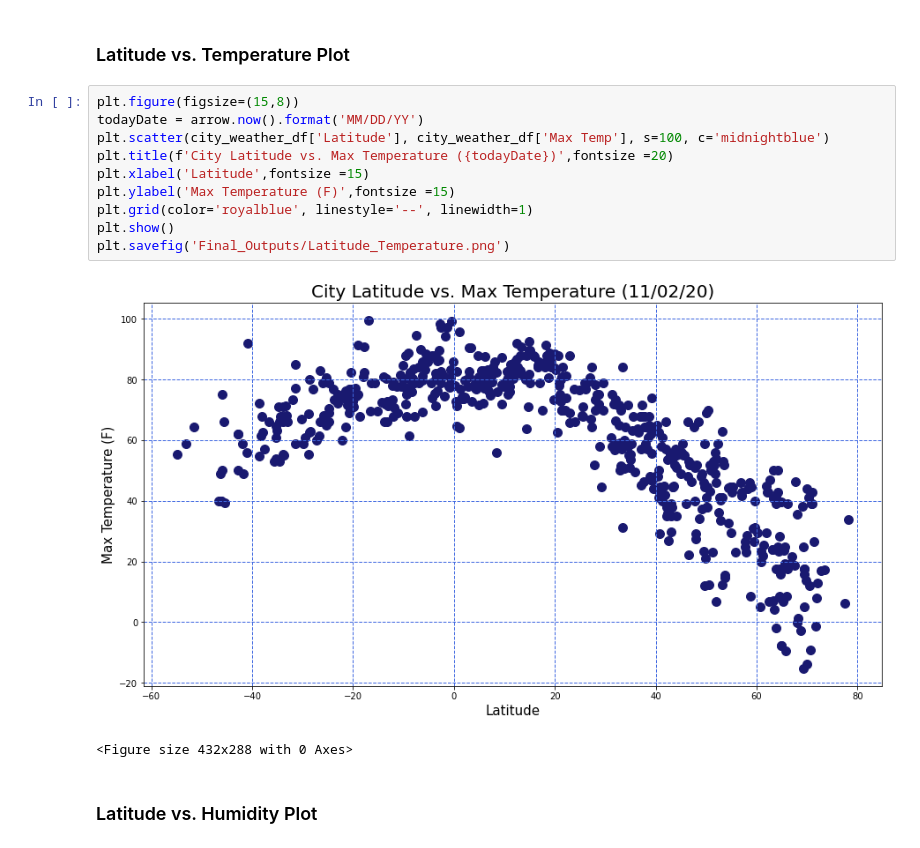
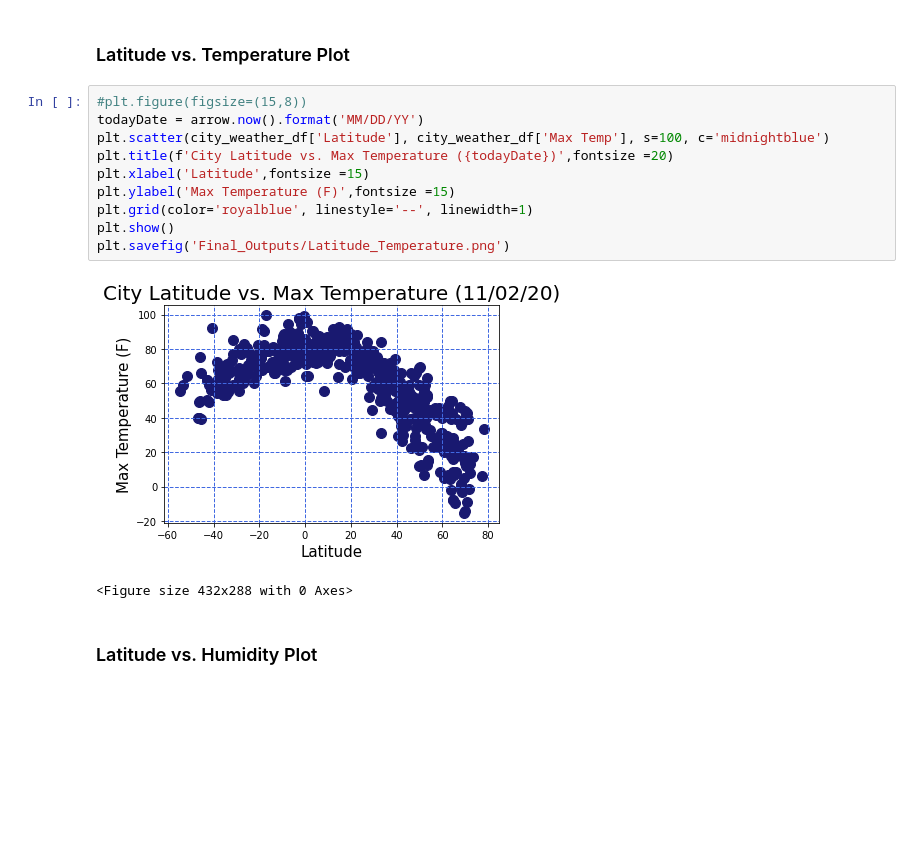
Before and after one commit to JimKTran/UofT-BCS-Python-API-Challenge, a Jupyter notebook: WeatherPy/WeatherPy_Final.ipynb, the cells around one changed output. Drawn from its saved outputs; the diff is of its cells as text; blank space fills up the shorter version.

```diff
--- a/WeatherPy/WeatherPy_Final.ipynb
+++ b/WeatherPy/WeatherPy_Final.ipynb
@@ -176,17 +176,17 @@ humidity_check
 # %% [markdown]
 ### Latitude vs. Temperature Plot
 # %%
-plt.figure(figsize=(15,8))
+#plt.figure(figsize=(15,8))
 todayDate = arrow.now().format('MM/DD/YY')
 plt.scatter(city_weather_df['Latitude'], city_weather_df['Max Temp'], s=100, c='midnightblue')
 plt.title(f'City Latitude vs. Max Temperature ({todayDate})',fontsize =20)
 plt.xlabel('Latitude',fontsize =15)
 plt.ylabel('Max Temperature (F)',fontsize =15)
 plt.grid(color='royalblue', linestyle='--', linewidth=1)
 plt.show()
 plt.savefig('Final_Outputs/Latitude_Temperature.png')
 # %% [output]
-[figure, old version]
+[figure, new version]
 <Figure size 432x288 with 0 Axes>
 # %% [markdown]
 ### Latitude vs. Humidity Plot
```
Also changed, not shown: 6 other files.
